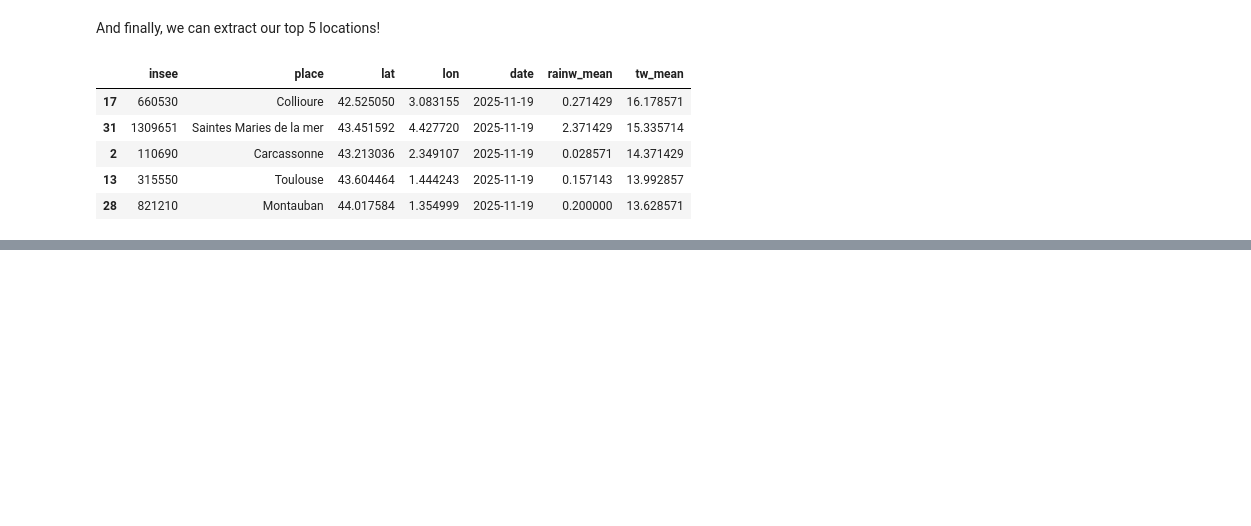
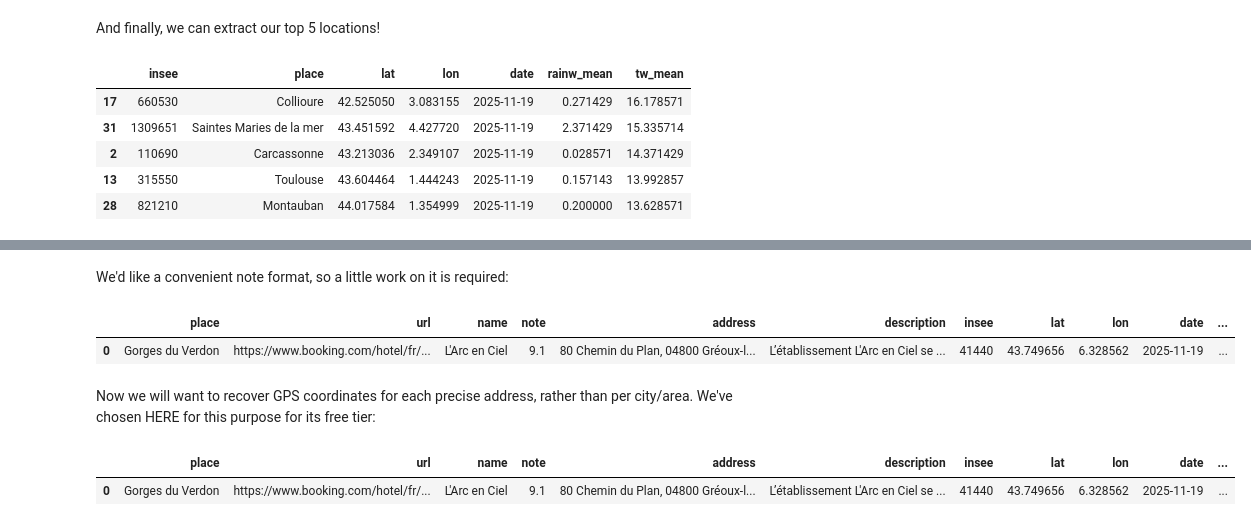
Before and after one commit to JeremyM174/cdsd_kayak, a Jupyter notebook: Kayak_Project.ipynb, the cells around one changed output, grey strips where cells are left out. Cells and saved outputs as stored; diff of their text form; code cells hidden in the pictures; blank space fills up the shorter version.

```diff
--- a/Kayak_Project.ipynb
+++ b/Kayak_Project.ipynb
@@ -641,0 +502,11 @@ df
+# %% [markdown]
+We'd like a convenient note format, so a little work on it is required:
+# %%
+df['note'] = df['note'].str.split('de ').str[-1]
+df['note'] = pd.to_numeric(df['note'], errors="coerce")
+df.head(1)
+# %% [output]
+|  | place | url | name | note | address | description | insee | lat | lon | date | ... |
+| 0 | Gorges du Verdon | https://www.booking.com/hotel/fr/... | L'Arc en Ciel | 9.1 | 80 Chemin du Plan, 04800 Gréoux-l... | L’établissement L'Arc en Ciel se ... | 41440 | 43.749656 | 6.328562 | 2025-11-19 | ... |
+# %% [markdown]
+Now we will want to recover GPS coordinates for each precise address, rather than per city/area. We've chosen HERE for this purpose for its free tier:
@@ -642,3 +523,10 @@ df
+# %%
+# Uncomment the line below to extract precise GPS coordinates; remember to put it back as a comment afterwards to avoid requesting your HERE API key too often, possibly incurring fees after a while!
+#df[["lat_h", "lon_h"]] = df["address"].apply(lambda x: pd.Series(geocode_here(x)))
+df.head(1)
+# %% [output]
+|  | place | url | name | note | address | description | insee | lat | lon | date | ... |
+| 0 | Gorges du Verdon | https://www.booking.com/hotel/fr/... | L'Arc en Ciel | 9.1 | 80 Chemin du Plan, 04800 Gréoux-l... | L’établissement L'Arc en Ciel se ... | 41440 | 43.749656 | 6.328562 | 2025-11-19 | ... |
 # %%
 df.info()
 # %% [output]
```
Also changed, not shown: parts of 99 cells of this notebook, 9 other files.
